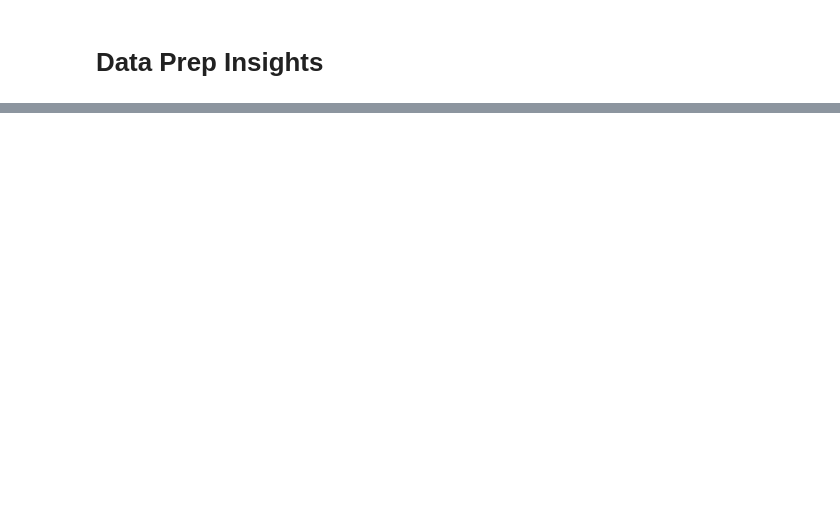
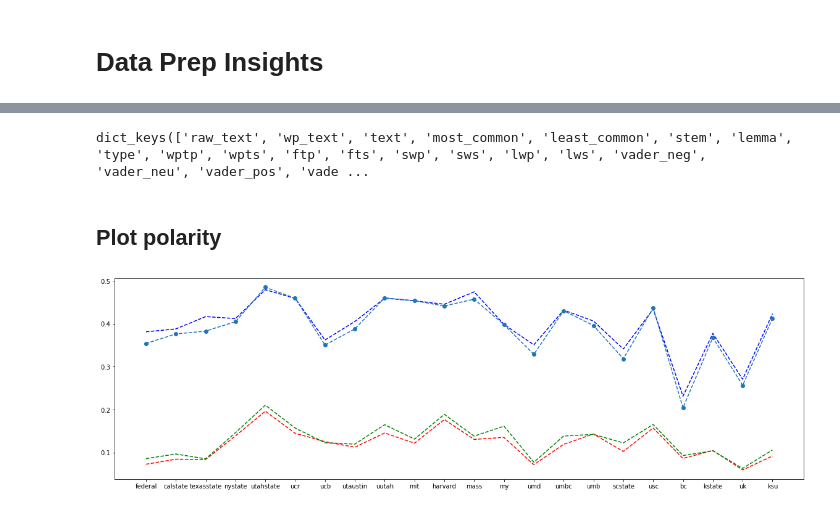
Before and after one commit to priyanshu-sharma/llm_bias, a Jupyter notebook: data_prep.ipynb, the cells around one changed output, grey strips where cells are left out. Cells and saved outputs as stored; diff of their text form; code cells hidden in the pictures; blank space fills up the shorter version.

```diff
--- a/data_prep.ipynb
+++ b/data_prep.ipynb
@@ -35,0 +50,3 @@ Name: s_no, dtype: int64
+# %%
+ta = TextAnalysis()
+ta.orchestrate()
@@ -35,0 +67,49 @@ Name: s_no, dtype: int64
+# %%
+ta.initial_vector['calstate'].keys()
+# %% [output]
+dict_keys(['raw_text', 'wp_text', 'text', 'most_common', 'least_common', 'stem', 'lemma', 'type', 'wptp', 'wpts', 'ftp', 'fts', 'swp', 'sws', 'lwp', 'lws', 'vader_neg', 'vader_neu', 'vader_pos', 'vade ...
+# %%
+x = []
+wptp_array = []
+wpts_array = []
+ftp_array = []
+fts_array = []
+swp_array = []
+sws_array = []
+lwp_array = []
+lws_array = []
+vader_neg_array = []
+vader_neu_array = []
+vader_pos_array = []
+vader_compound_array = []
+filtered_vader_neg_array = []
+filtered_vader_neu_array = []
+filtered_vader_pos_array = []
+filtered_vader_compound_array = []
+
+for key, value in ta.initial_vector.items():
+    x.append(key)
+    wptp_array.append(value['wptp'])
+    wpts_array.append(value['wpts'])
+    ftp_array.append(value['ftp'])
+    fts_array.append(value['fts'])
+    swp_array.append(value['swp'])
+    sws_array.append(value['sws'])
+    lwp_array.append(value['lwp'])
+    lws_array.append(value['lws'])
+    vader_neg_array.append(value['vader_neg'])
+    vader_neu_array.append(value['vader_neu'])
+    vader_pos_array.append(value['vader_pos'])
+    vader_compound_array.append(value['vader_compound'])
+    filtered_vader_neg_array.append(value['filtered_vader_neg'])
+    filtered_vader_neu_array.append(value['filtered_vader_neu'])
+    filtered_vader_pos_array.append(value['filtered_vader_pos'])
+    filtered_vader_compound_array.append(value['filtered_vader_compound'])
+# %% [markdown]
+## Plot polarity
+# %%
+plt.figure(figsize=(20, 6))
+plt.plot(x, wptp_array, 'r--', x, wpts_array, 'b--', x, ftp_array, 'g--', x, fts_array, 'o--')
+plt.show()
+# %% [output]
+[figure, added]
```
Also changed, not shown: parts of 12 cells of this notebook, 1 other file.
